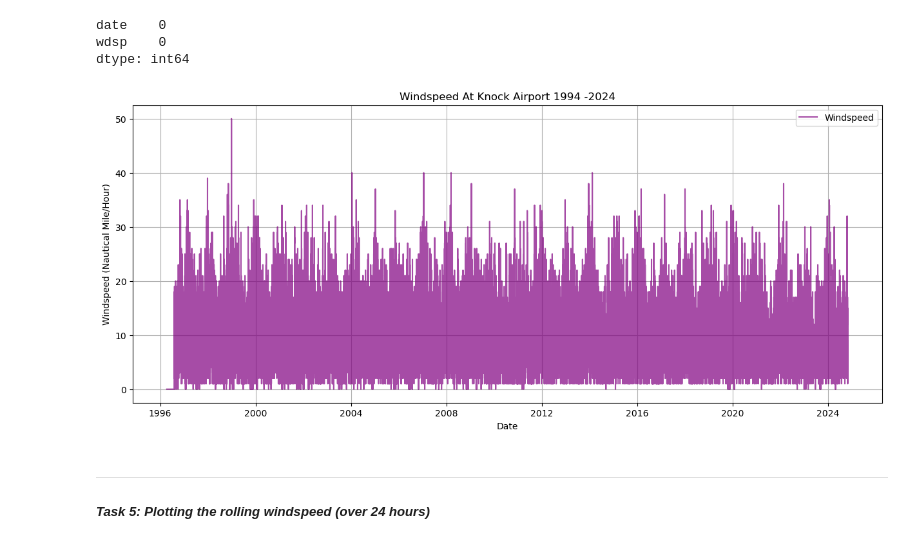
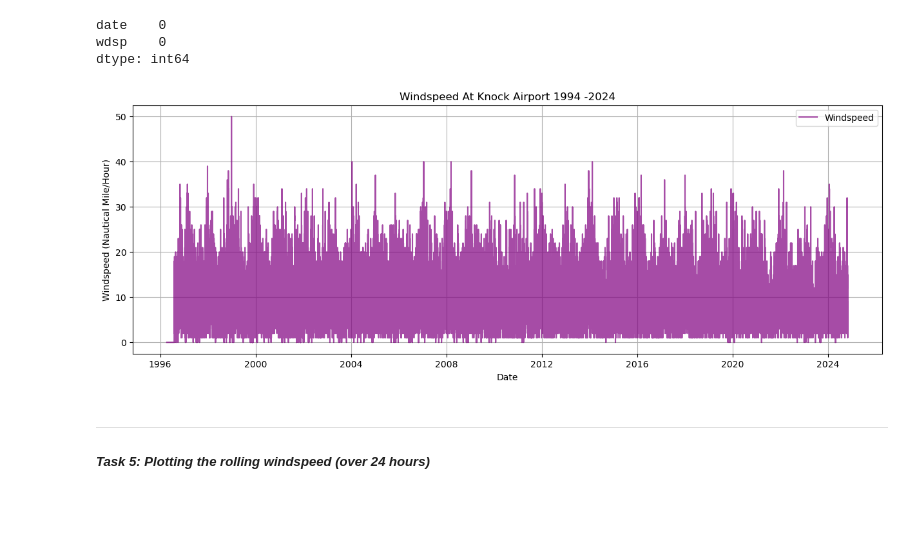
Before and after one commit to ermelinda-q/PFDA, a Jupyter notebook: assignments/assignment_6_weather.ipynb, the cells around one changed output. Saved outputs shown, nothing was run; the diff lists cells and outputs as text; code cells hidden in the pictures; blank space fills up the shorter version.

```diff
--- a/assignments/assignment_6_weather.ipynb
+++ b/assignments/assignment_6_weather.ipynb
@@ -203,16 +203,16 @@ wdsp    0
 dtype: int64
 # %%
 # Plotting the Windspeed over time.
-plt.figure(figsize=(15, 6))
+plt.figure(figsize=(15, 5))
 plt.plot(df_wind_speed['date'], df_wind_speed['wdsp'], label='Windspeed', color='purple', alpha=0.7)
 plt.title('Windspeed At Knock Airport 1994 -2024')
 plt.xlabel('Date')
 plt.ylabel('Windspeed (Nautical Mile/Hour)')
 plt.legend()
 plt.grid(True)
 plt.show()
 # %% [output]
-[figure, old version]
+[figure, new version]
 # %% [markdown]
 ***
 ##### _Task 5: Plotting the rolling windspeed (over 24 hours)_
```
Also changed, not shown: parts of 3 cells of this notebook.
